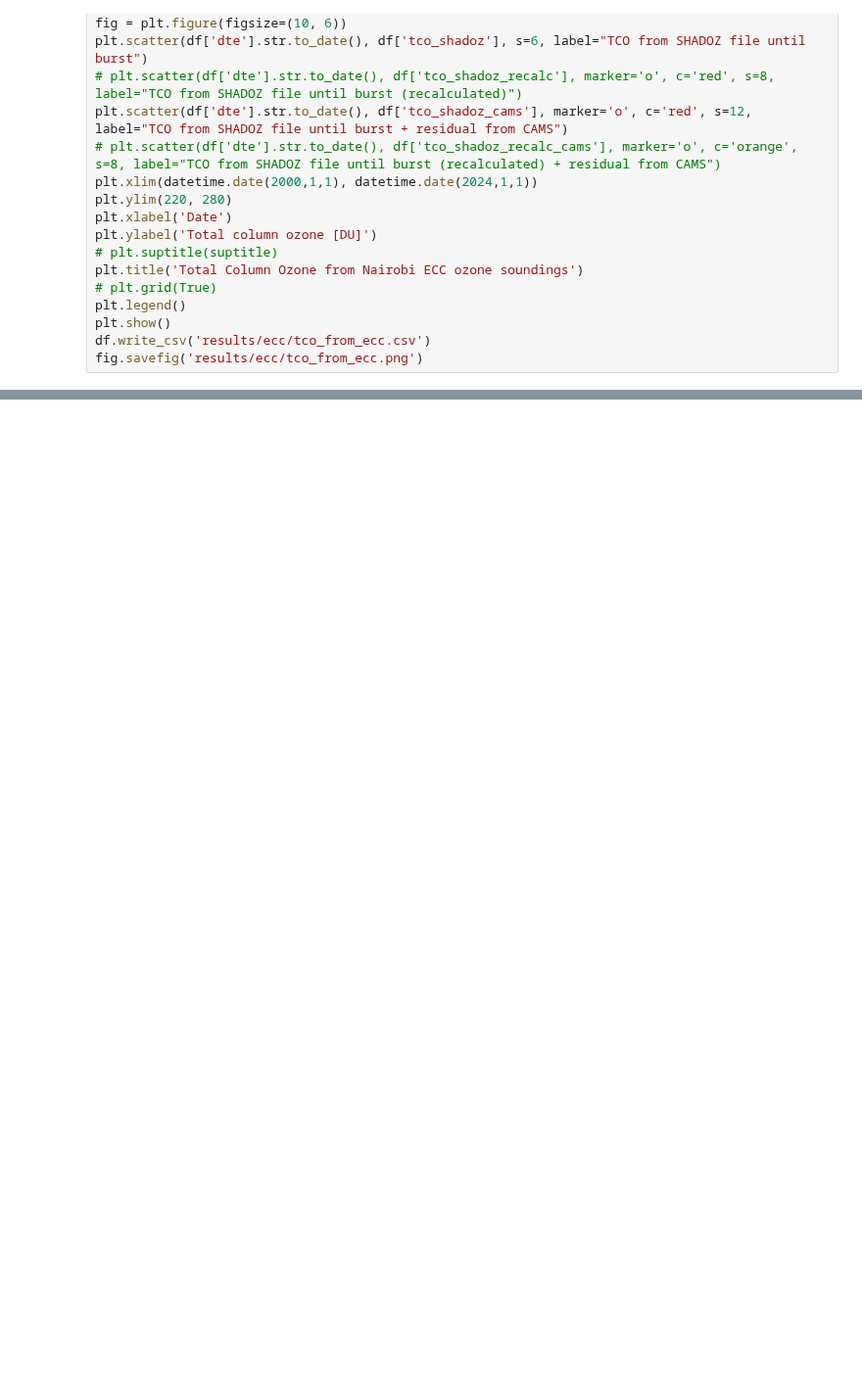
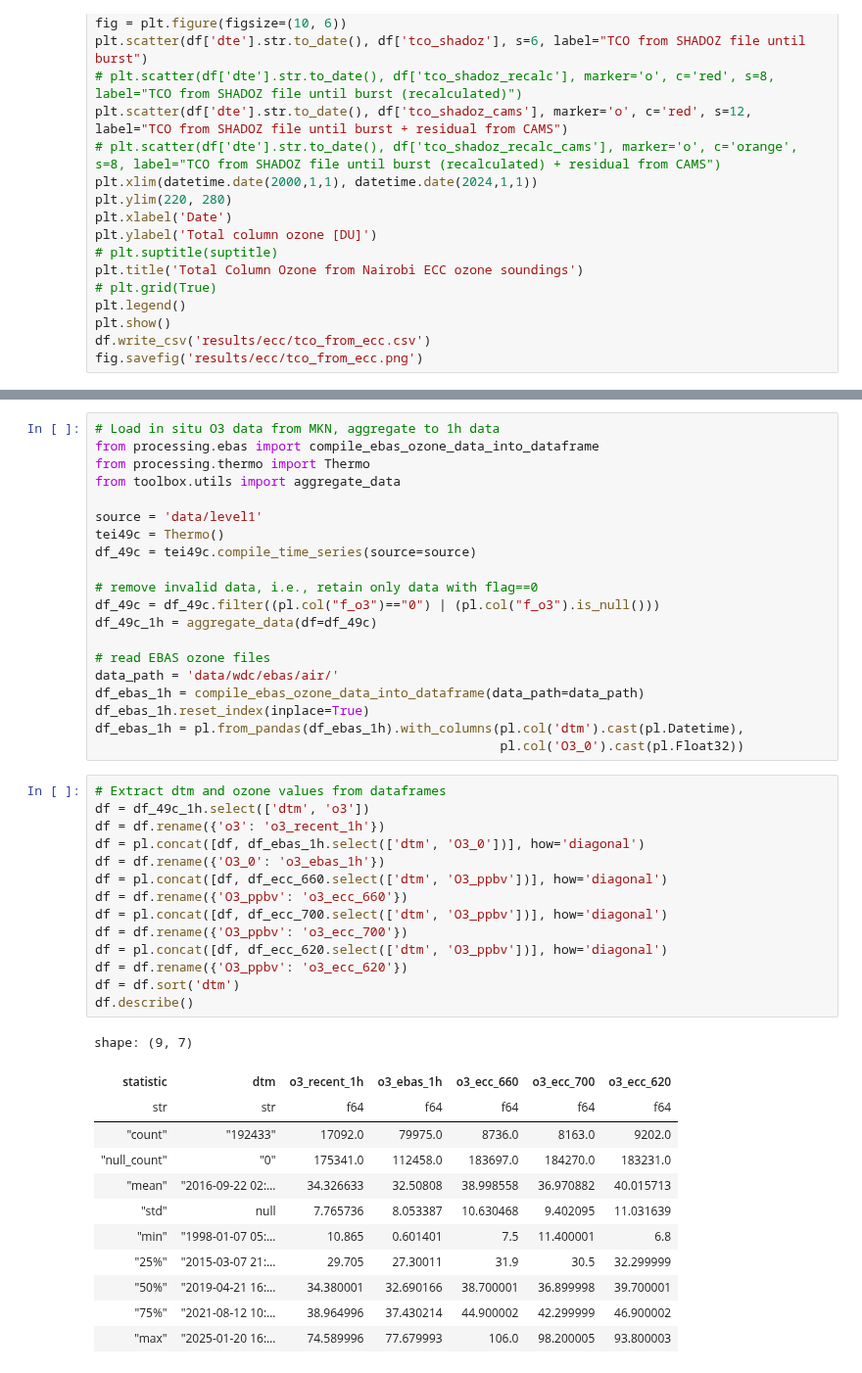
Before and after one commit to MeteoSwiss/gawkenya, a Jupyter notebook: ecc.ipynb, the cells around one changed output, grey strips where cells are left out. Shown at 98% size. Cells and saved outputs as stored; diff of their text form; blank space fills up the shorter version.

```diff
--- a/ecc.ipynb
+++ b/ecc.ipynb
@@ -187,0 +194,47 @@ print(df_700['O3_ppmv'].median())
+# %%
+# Load in situ O3 data from MKN, aggregate to 1h data
+from processing.ebas import compile_ebas_ozone_data_into_dataframe
+from processing.thermo import Thermo
+from toolbox.utils import aggregate_data
+
+source = 'data/level1'
+tei49c = Thermo()
+df_49c = tei49c.compile_time_series(source=source)
+
+# remove invalid data, i.e., retain only data with flag==0
+df_49c = df_49c.filter((pl.col("f_o3")=="0") | (pl.col("f_o3").is_null()))
+df_49c_1h = aggregate_data(df=df_49c)
+
+# read EBAS ozone files
+data_path = 'data/wdc/ebas/air/'
+df_ebas_1h = compile_ebas_ozone_data_into_dataframe(data_path=data_path)
+df_ebas_1h.reset_index(inplace=True)
+df_ebas_1h = pl.from_pandas(df_ebas_1h).with_columns(pl.col('dtm').cast(pl.Datetime),
+                                                     pl.col('O3_0').cast(pl.Float32))
+# %%
+# Extract dtm and ozone values from dataframes
+df = df_49c_1h.select(['dtm', 'o3'])
+df = df.rename({'o3': 'o3_recent_1h'})
+df = pl.concat([df, df_ebas_1h.select(['dtm', 'O3_0'])], how='diagonal')
+df = df.rename({'O3_0': 'o3_ebas_1h'})
+df = pl.concat([df, df_ecc_660.select(['dtm', 'O3_ppbv'])], how='diagonal')
+df = df.rename({'O3_ppbv': 'o3_ecc_660'})
+df = pl.concat([df, df_ecc_700.select(['dtm', 'O3_ppbv'])], how='diagonal')
+df = df.rename({'O3_ppbv': 'o3_ecc_700'})
+df = pl.concat([df, df_ecc_620.select(['dtm', 'O3_ppbv'])], how='diagonal')
+df = df.rename({'O3_ppbv': 'o3_ecc_620'})
+df = df.sort('dtm')
+df.describe()
+# %% [output]
+shape: (9, 7)
+| statistic | dtm | o3_recent_1h | o3_ebas_1h | o3_ecc_660 | o3_ecc_700 | o3_ecc_620 |
+| str | str | f64 | f64 | f64 | f64 | f64 |
+| "count" | "192433" | 17092.0 | 79975.0 | 8736.0 | 8163.0 | 9202.0 |
+| "null_count" | "0" | 175341.0 | 112458.0 | 183697.0 | 184270.0 | 183231.0 |
+| "mean" | "2016-09-22 02:… | 34.326633 | 32.50808 | 38.998558 | 36.970882 | 40.015713 |
+| "std" | null | 7.765736 | 8.053387 | 10.630468 | 9.402095 | 11.031639 |
+| "min" | "1998-01-07 05:… | 10.865 | 0.601401 | 7.5 | 11.400001 | 6.8 |
+| "25%" | "2015-03-07 21:… | 29.705 | 27.30011 | 31.9 | 30.5 | 32.299999 |
+| "50%" | "2019-04-21 16:… | 34.380001 | 32.690166 | 38.700001 | 36.899998 | 39.700001 |
+| "75%" | "2021-08-12 10:… | 38.964996 | 37.430214 | 44.900002 | 42.299999 | 46.900002 |
+| "max" | "2025-01-20 16:… | 74.589996 | 77.679993 | 106.0 | 98.200005 | 93.800003 |
```
Also changed, not shown: parts of 11 cells of this notebook, 6 other files.
